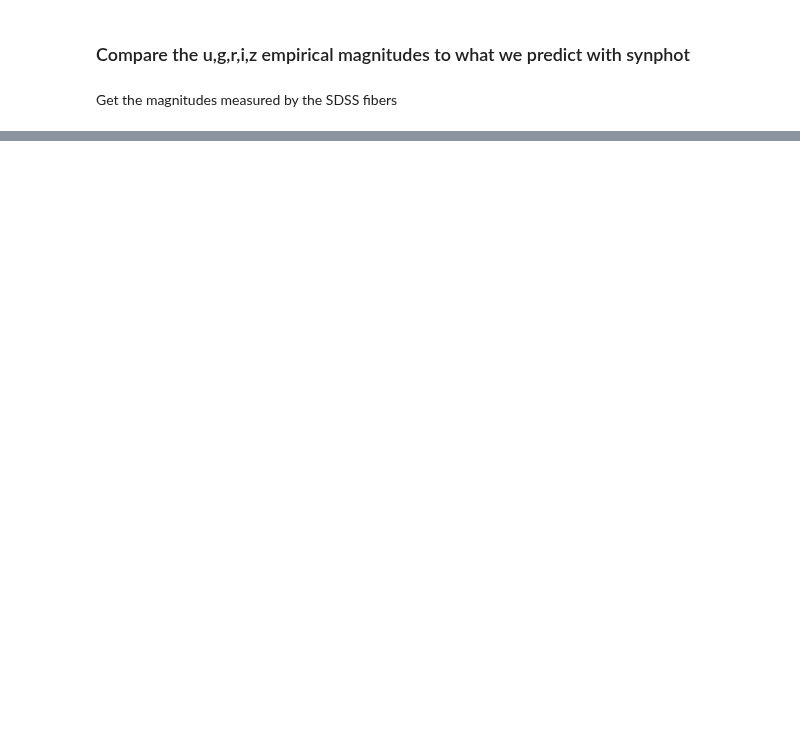
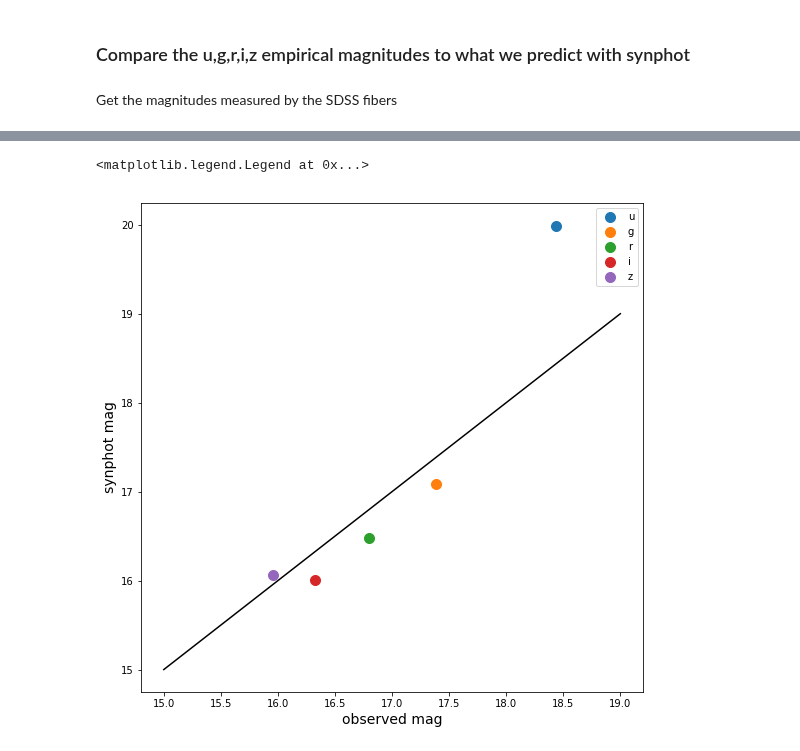
Before and after one commit to tcjansen/GSoC, a Jupyter notebook: empirical_photometry.ipynb, the cells around one changed output, grey strips where cells are left out. Cells and saved outputs as stored; diff of their text form; code cells hidden in the pictures; blank space fills up the shorter version.

```diff
--- a/empirical_photometry.ipynb
+++ b/empirical_photometry.ipynb
@@ -104,6 +113,0 @@ aperture_area = np.pi * aperture_radius ** 2
-# %%
-bp_atmos_qe = {} # setting up a dictionary for the different SDSS bands
-for band in sdss_bands:
-    bp_atmos_qe[band] = bandpasses[band] * atmosphere
-
-    bp_atmos_qe[band].plot(left=3000, right=14000, top=0.48)
@@ -116,8 +114,13 @@ for band in sdss_bands:
 # %%
 from synphot.observation import Observation
 
-observations = {}
+mags = {}
 for band in sdss_bands:
-    observations[band] = Observation(spectrum, bp_atmos_qe[band], force='taper')
+    observation = Observation(spectrum, bp_atmos_qe[band], force='taper')
+    mags[band] = observation.effstim('ABmag').value
+
+# SDSS mags aren't exactly equal to AB mags. Apply corrections
+mags['u'] += 0.04
+mags['z'] -= 0.02
 # %% [output]
 WARNING: Source spectrum is tapered. [synphot.observation]
@@ -146,3 +147,21 @@ Table length=1
 | obj_id | objID | fiberMag_u | fiberMag_g | fiberMag_r | fiberMag_i | fiberMag_z | obj_id1 | type |
 | bytes5 | int64 | float64 | float64 | float64 | float64 | float64 | int64 | bytes6 |
 | obj_0 | 1237662301903192106 | 18.43611 | 17.3877 | 16.79793 | 16.32855 | 15.95897 | 1237662301903192106 | GALAXY |
+# %%
+fig = plt.figure(figsize=(9, 9))
+
+for band in sdss_bands:
+    plt.scatter(mag_table['fiberMag_' + band], mags[band],
+                s=100, label=band)
+
+# one-to-one line
+magrange = np.linspace(15, 19, 10)
+plt.plot(magrange, magrange, color='black')
+
+plt.ylabel('synphot mag', size='14')
+plt.xlabel('observed mag', size='14')
+
+plt.legend()
+# %% [output]
+<matplotlib.legend.Legend at 0x...>
+[figure, added]
```
Also changed, not shown: parts of 18 cells of this notebook.
